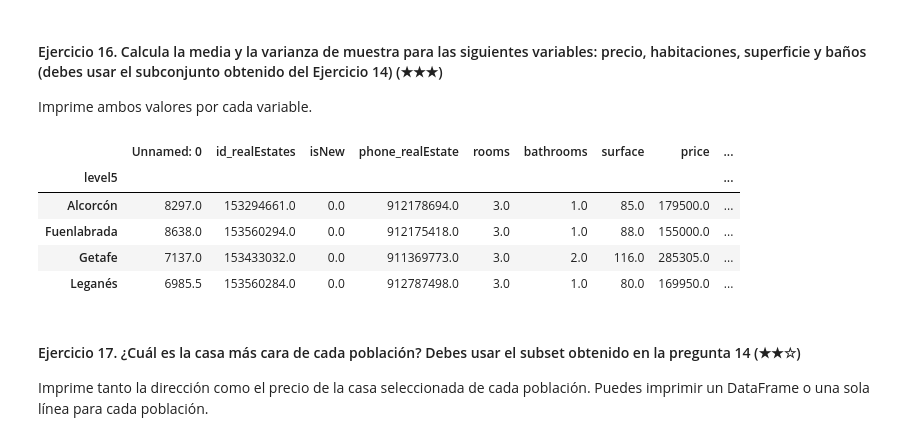
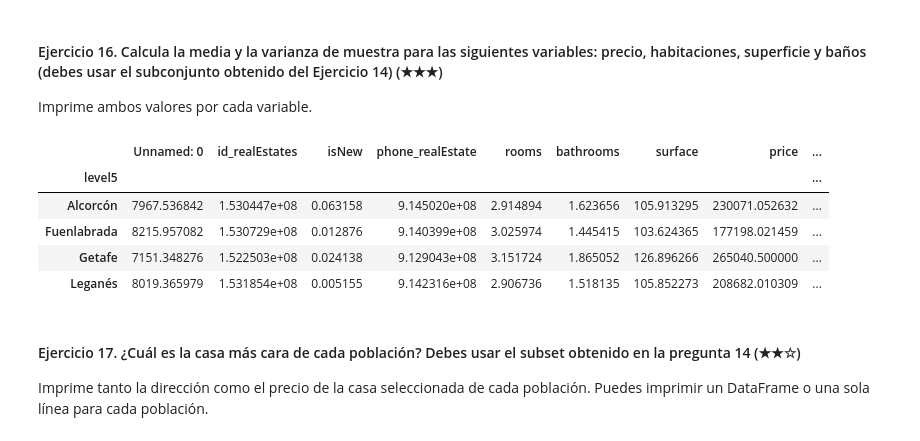
Before and after one commit to misadeep/realestate-datacleanup-exercise, a Jupyter notebook: project.es.ipynb, the cells around one changed output. Cells and saved outputs as stored; diff of their text form; code cells hidden in the pictures.

```diff
--- a/project.es.ipynb
+++ b/project.es.ipynb
@@ -479,7 +479,7 @@ Pista: Filtra el DataFrame original usando la columna `level5` y la función `is
 # TODO
 #dtype = {'level5': object}
 df = pd.read_csv('assets/real_estate.csv', sep=';')
-sd = df.squeeze()
+sd = ds.squeeze()
 df_cinturonsur = sd[sd['level5'].isin(['Fuenlabrada', 'Leganés', 'Getafe', 'Alcorcón'])]
 subpoblacionsur = df_cinturonsur.groupby('level5')
 subpoblacionsur.describe(include=[object])
@@ -527,15 +527,15 @@ plt.show()
 Imprime ambos valores por cada variable.
 # %%
 # TODO
-subpoblacionsurmediana = subpoblacionsur.median(numeric_only=True)
+subpoblacionsurmediana = subpoblacionsur.mean(numeric_only=True)
 subpoblacionsurmediana
 # %% [output]
 |  | Unnamed: 0 | id_realEstates | isNew | phone_realEstate | rooms | bathrooms | surface | price | ... |
 | level5 |  |  |  |  |  |  |  |  | ... |
-| Alcorcón | 8297.0 | 153294661.0 | 0.0 | 912178694.0 | 3.0 | 1.0 | 85.0 | 179500.0 | ... |
-| Fuenlabrada | 8638.0 | 153560294.0 | 0.0 | 912175418.0 | 3.0 | 1.0 | 88.0 | 155000.0 | ... |
-| Getafe | 7137.0 | 153433032.0 | 0.0 | 911369773.0 | 3.0 | 2.0 | 116.0 | 285305.0 | ... |
-| Leganés | 6985.5 | 153560284.0 | 0.0 | 912787498.0 | 3.0 | 1.0 | 80.0 | 169950.0 | ... |
+| Alcorcón | 7967.536842 | 1.530447e+08 | 0.063158 | 9.145020e+08 | 2.914894 | 1.623656 | 105.913295 | 230071.052632 | ... |
+| Fuenlabrada | 8215.957082 | 1.530729e+08 | 0.012876 | 9.140399e+08 | 3.025974 | 1.445415 | 103.624365 | 177198.021459 | ... |
+| Getafe | 7151.348276 | 1.522503e+08 | 0.024138 | 9.129043e+08 | 3.151724 | 1.865052 | 126.896266 | 265040.500000 | ... |
+| Leganés | 8019.365979 | 1.531854e+08 | 0.005155 | 9.142316e+08 | 2.906736 | 1.518135 | 105.852273 | 208682.010309 | ... |
 # %% [markdown]
 #### Ejercicio 17. ¿Cuál es la casa más cara de cada población? Debes usar el subset obtenido en la pregunta 14 (★★☆)
 
```
Also changed, not shown: parts of 2 cells of this notebook.
